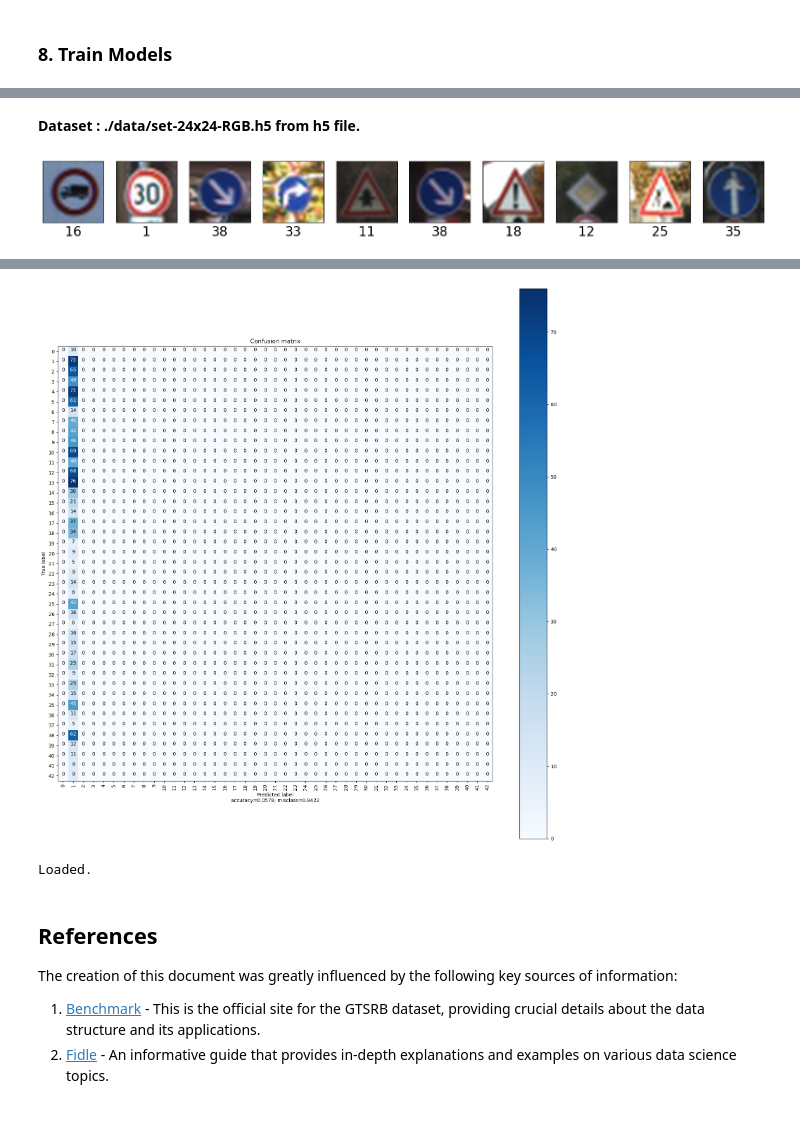
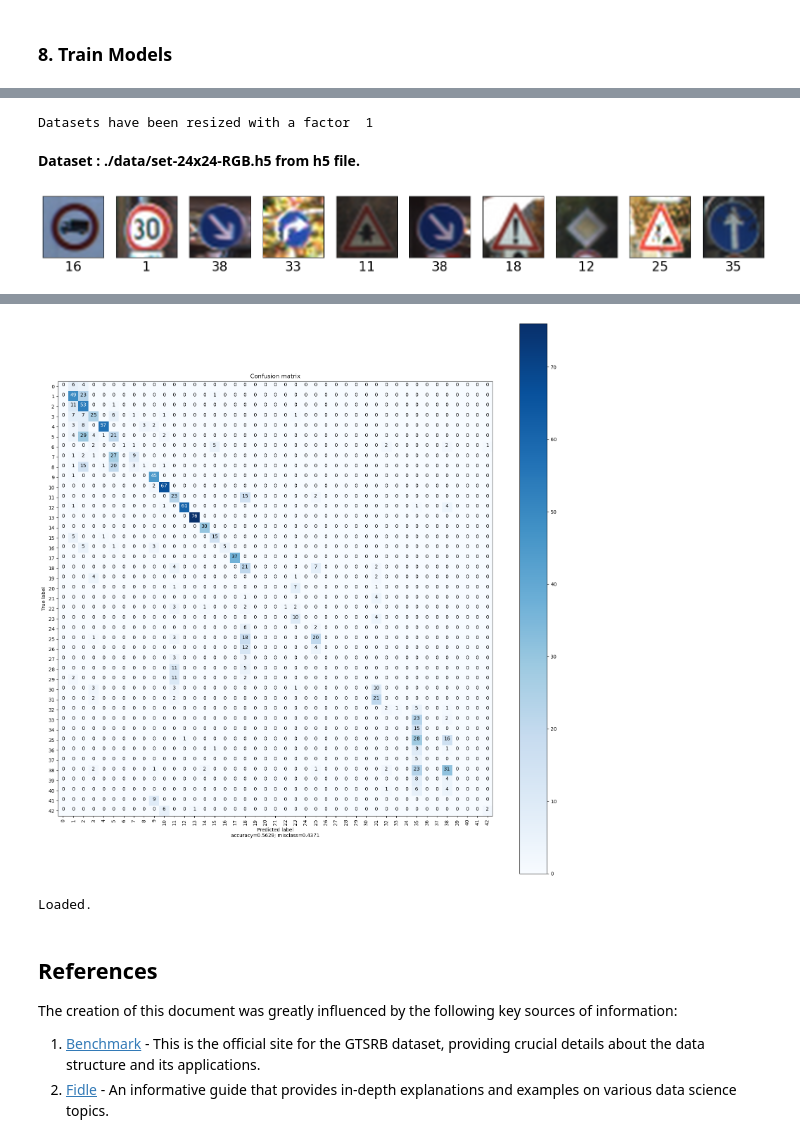
Before and after one commit to YanSte/CNN-CV-GTSRB-Classification, a Jupyter notebook: cnn-gtsrb-classification-with-cnn.ipynb, the cells around one changed output, grey strips where cells are left out. Saved outputs shown, nothing was run; the diff lists cells and outputs as text; code cells hidden in the pictures.

```diff
--- a/cnn-gtsrb-classification-with-cnn.ipynb
+++ b/cnn-gtsrb-classification-with-cnn.ipynb
@@ -96,7 +96,7 @@ datasets = ['set-24x24-RGB']
 models        = {'v1':'get_model_v1', 'v2':'get_model_v2', 'v3':'get_model_v3'}
 batch_size    = 64
 epochs        = 5
-scale         = 0.1
+scale         = 1
 with_datagen  = False
 
 # All possibilities
@@ -1207,17 +1209,16 @@ Desc.  :  scale=0.1 batch_size=64 epochs=5 data_aug=False
 from tensorflow.keras.models import load_model
 
 # load the saved model
-model = load_model("./run/models_30562/model_set-24x24-RGB_v2.h5")
+model = load_model("./run/models_52284/model_set-24x24-RGB_v2.h5")
 
 x_train,y_train,x_test,y_test, d_size = read_dataset(data_output_dir, "set-24x24-RGB")
 
+x_train,y_train, x_test,y_test = rescale_dataset(x_train,y_train,x_test,y_test, scale=scale)
 
-x_tmp = x_test
-y_tmp = y_test
 show_text("b",f'Dataset : {filename} from h5 file.')
 show_images(
-            x_tmp,
-            y_tmp,
+            x_test,
+            y_test,
             samples,
             columns=10,
             figure_size=(2,2),
@@ -1249,5 +1250,6 @@ show_confusion_matrix(y_test,y_pred,range(43), figsize=(16, 16),normalize=False)
 
 print("Loaded.")
 # %% [output]
+Datasets have been resized with a factor  1
 **Dataset : ./data/set-24x24-RGB.h5 from h5 file.**
 [figure]
@@ -1256,5 +1258,5 @@ print("Loaded.")
-[figure, old version]
+[figure, new version]
-Loaded.
+Loaded.
 # %% [markdown]
 ## References
 
```
Also changed, not shown: parts of 5 cells of this notebook.
